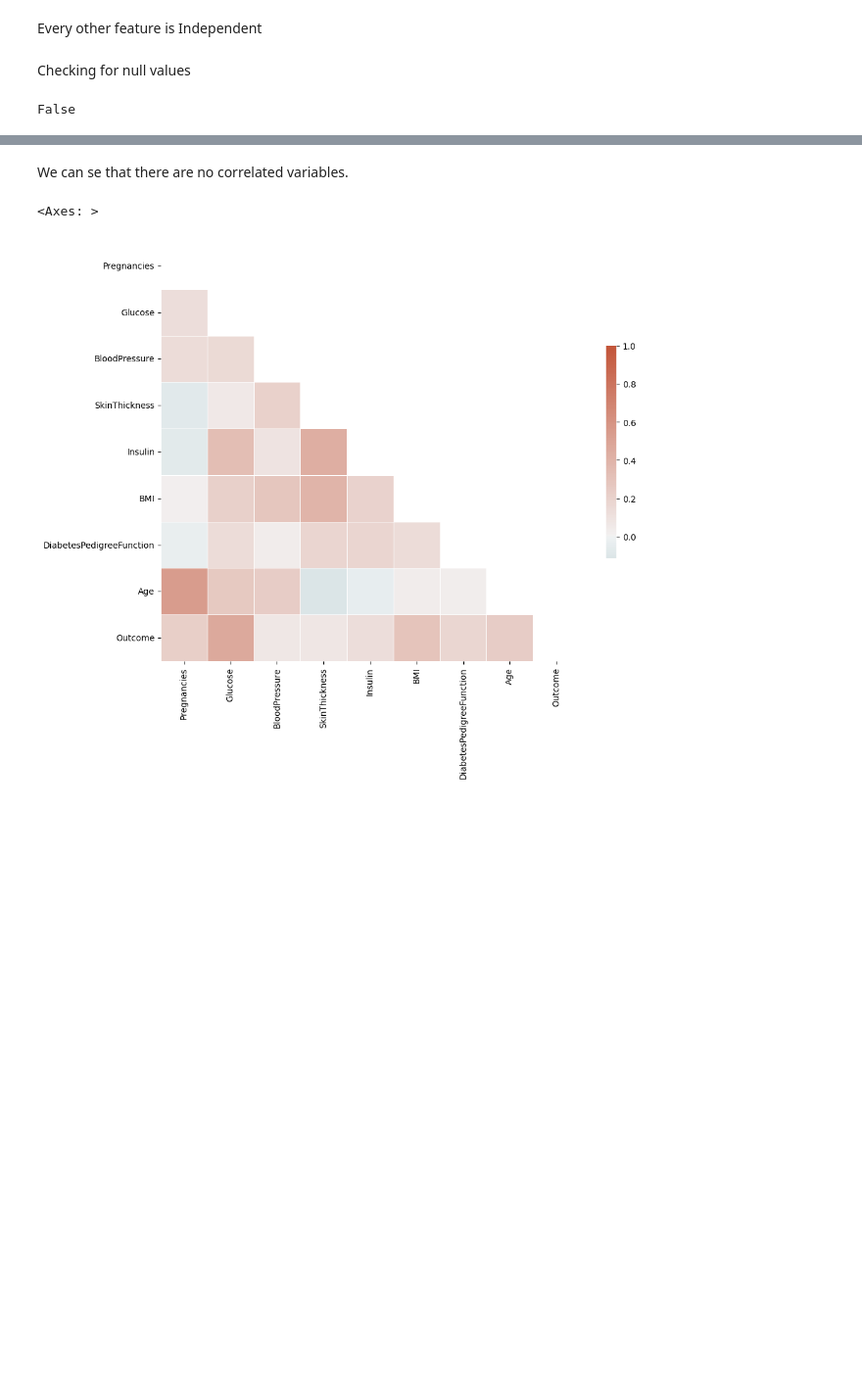
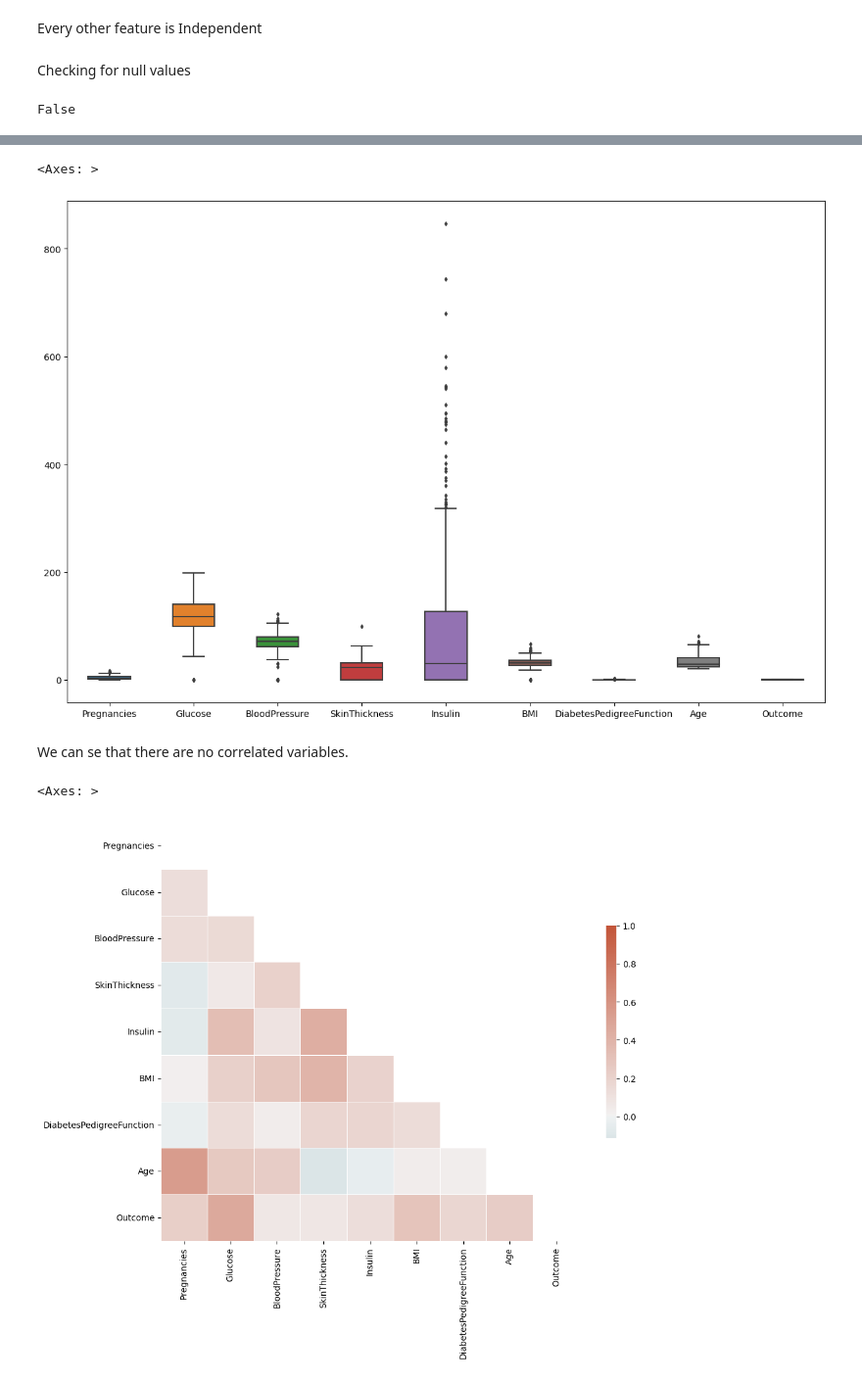
Before and after one commit to YashK-27/House_price_prediction, a Jupyter notebook: Diabetes.ipynb, the cells around one changed output, grey strips where cells are left out. Shown at 98% size. Saved outputs shown, nothing was run; the diff lists cells and outputs as text; code cells hidden in the pictures; blank space fills up the shorter version.

```diff
--- a/Diabetes.ipynb
+++ b/Diabetes.ipynb
@@ -57,6 +57,13 @@ df.corr()
 | DiabetesPedigreeFunction | -0.033523 | 0.137337 | 0.041265 | 0.183928 | 0.185071 | 0.140647 | 1.000000 | 0.033561 | ... |
 | Age | 0.544341 | 0.263514 | 0.239528 | -0.113970 | -0.042163 | 0.036242 | 0.033561 | 1.000000 | ... |
 | Outcome | 0.221898 | 0.466581 | 0.065068 | 0.074752 | 0.130548 | 0.292695 | 0.173844 | 0.238356 | ... |
+# %%
+#now we have dealt with the 0 values and data looks better. But, there still are outliers present in some columns.lets visualize it
+fig, ax = plt.subplots(figsize=(15,10))
+sns.boxplot(data=df, width= 0.5,ax=ax,  fliersize=3)
+# %% [output]
+<Axes: >
+[figure, added]
 # %% [markdown]
 We can se that there are no correlated variables.
 # %%
```
Also changed, not shown: parts of 31 cells of this notebook.
